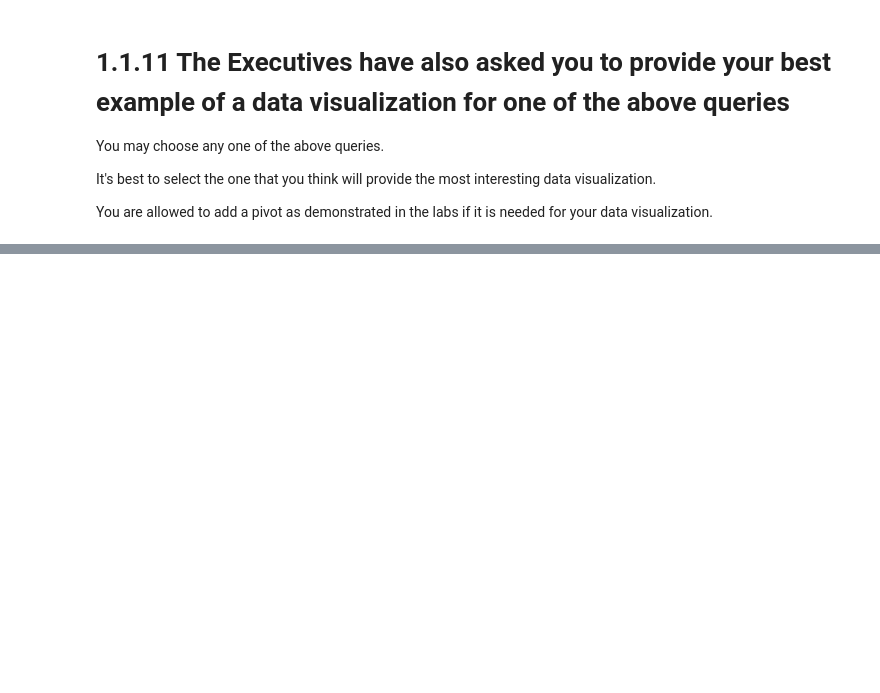
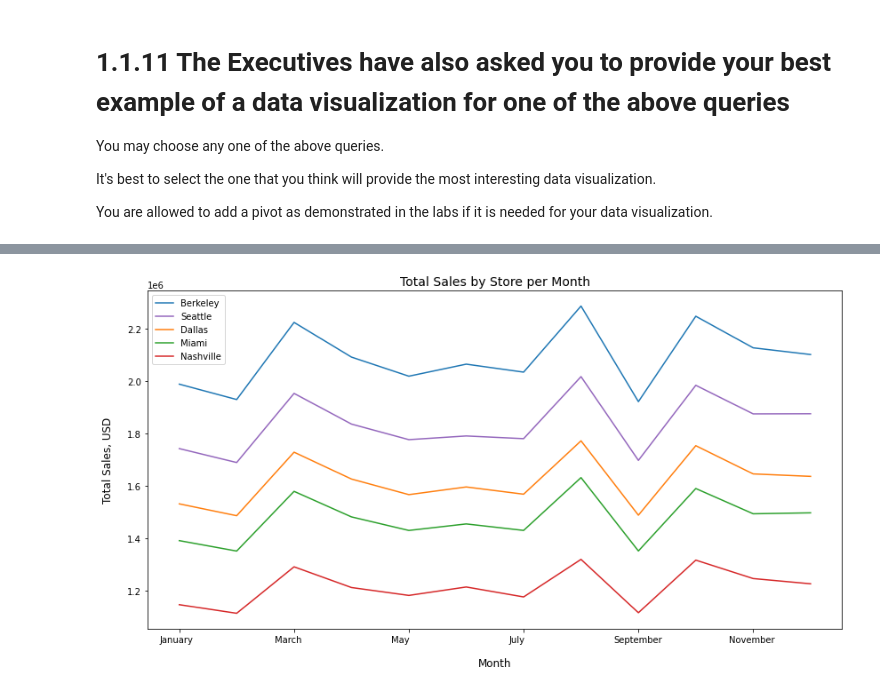
Before and after one commit to jvgalvin/Portfolio, a Jupyter notebook: project_1_1.ipynb, the cells around one changed output, grey strips where cells are left out. Cells and saved outputs as stored; diff of their text form; code cells hidden in the pictures; blank space fills up the shorter version.

```diff
--- a/project_1_1.ipynb
+++ b/project_1_1.ipynb
@@ -313,3 +376,27 @@ You may choose any one of the above queries.
 It's best to select the one that you think will provide the most interesting data visualization.
 
 You are allowed to add a pivot as demonstrated in the labs if it is needed for your data visualization.
+# %%
+# Store the below query as df
+
+rollback_before_flag = True
+rollback_after_flag = True
+
+query = """
+
+select s.city as store,
+        extract(month from sa.sale_date) as moy,
+        to_char(sa.sale_date, 'Month') as month,
+        sum(sa.total_amount) as total_sales
+from stores as s
+    join sales as sa
+        on s.store_id = sa.store_id
+group by store, moy, month
+order by store, moy
+
+"""
+
+my_select_query_pandas(query, rollback_before_flag, rollback_after_flag)
+
+df = my_select_query_pandas(query, rollback_before_flag, rollback_after_flag)
+df
@@ -315,0 +421,16 @@ You are allowed to add a pivot as demonstrated in the labs if it is needed for y
+# %%
+# Plot the results of the query
+fig, ax = plt.subplots()
+df.groupby("store")["total_sales"].plot(figsize=(14,7),ax=ax)
+
+# Change order of legend
+handles, labels = plt.gca().get_legend_handles_labels()
+order = [0, 4, 1, 2, 3]
+plt.legend([handles[idx] for idx in order],[labels[idx] for idx in order])
+
+# Add titles and axes labels
+plt.title("Total Sales by Store per Month", fontsize=14)
+ax.set_ylabel("Total Sales, USD", labelpad=15, fontsize=12)
+ax.set_xlabel("Month", labelpad=15, fontsize=12);
+# %% [output]
+[figure, added]
```
Also changed, not shown: parts of 11 cells of this notebook.
